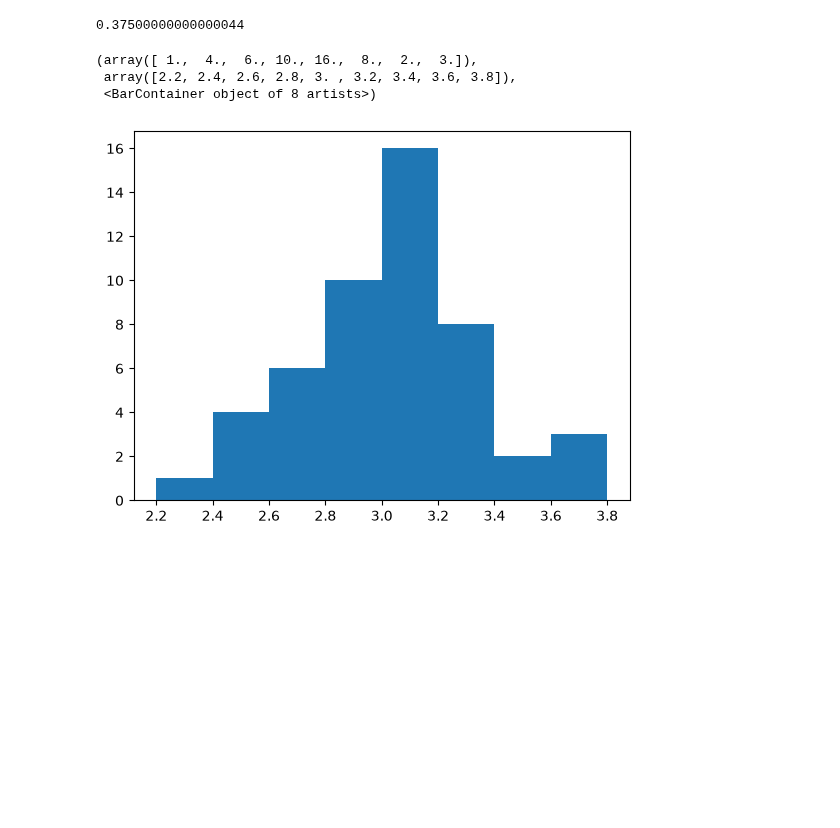
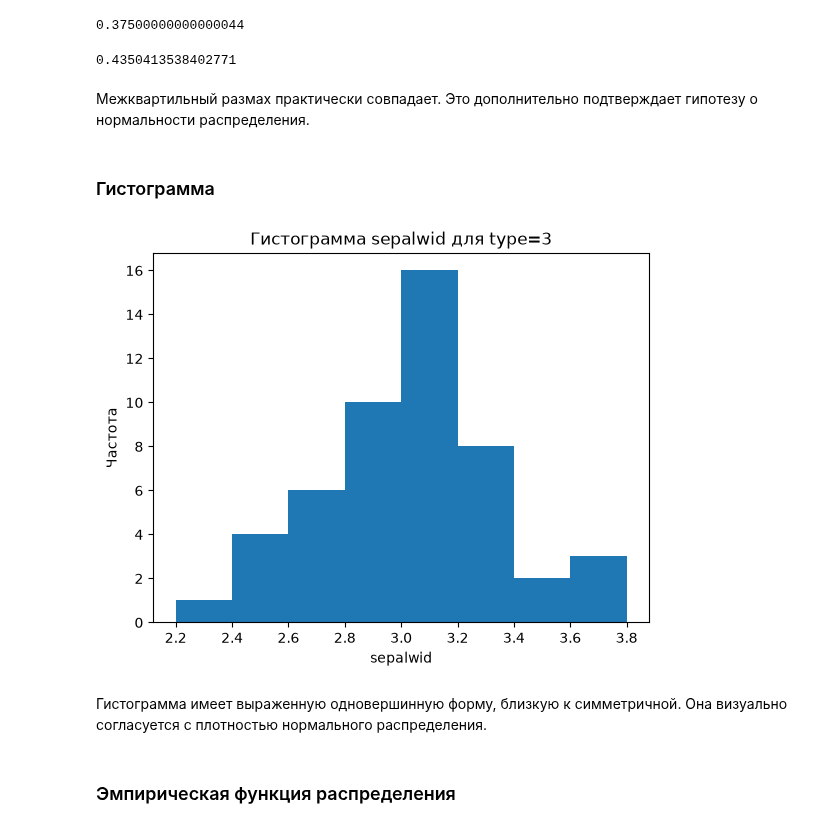
Before and after one commit to den1s-k0/Semester-5, a Jupyter notebook: DAiE&F&I(Data analysis in economics, finance and insurance)/Labs DAiE&F&I KD/Lab 01 DAiE&F&I KD/Lab DAiE&F&I 01 KD.ipynb, the cells around one changed output. Cells and saved outputs as stored; diff of their text form; code cells hidden in the pictures; blank space fills up the shorter version.

```diff
--- a/DAiE&F&I(Data analysis in economics, finance and insurance)/Labs DAiE&F&I KD/Lab 01 DAiE&F&I KD/Lab DAiE&F&I 01 KD.ipynb
+++ b/DAiE&F&I(Data analysis in economics, finance and insurance)/Labs DAiE&F&I KD/Lab 01 DAiE&F&I KD/Lab DAiE&F&I 01 KD.ipynb
@@ -122,12 +165,26 @@ np.quantile(x, 0.05).item(), np.quantile(x, 0.95).item()
 np.quantile(x, 0.75).item() - np.quantile(x, 0.25).item()
 # %% [output]
 0.37500000000000044
+# %%
+sts.norm.ppf(0.75, m, sigma).item() - sts.norm.ppf(0.25, m, sigma).item()
+# %% [output]
+0.4350413538402771
 # %%
 #аналог дисперсии, устойчивый к граничным(сильно отличающимся) значениям
+# %% [markdown]
+Межквартильный размах практически совпадает. Это дополнительно
+подтверждает гипотезу о нормальности распределения.
+# %% [markdown]
+### Гистограмма
 # %%
-plt.hist(x, bins = 8)
+plt.hist(x, bins=8)
+plt.title('Гистограмма sepalwid для type=3')
+plt.xlabel('sepalwid')
+plt.ylabel('Частота')
+plt.show()
 # %% [output]
-(array([ 1.,  4.,  6., 10., 16.,  8.,  2.,  3.]),
- array([2.2, 2.4, 2.6, 2.8, 3. , 3.2, 3.4, 3.6, 3.8]),
- <BarContainer object of 8 artists>)
-[figure, old version]
+[figure, new version]
+# %% [markdown]
+Гистограмма имеет выраженную одновершинную форму,
+близкую к симметричной. Она визуально согласуется с плотностью
+нормального распределения.
@@ -134,5 +194,7 @@ plt.hist(x, bins = 8)
 # %%
 #оценка плотности
+# %% [markdown]
+### Эмпирическая функция распределения
 # %%
 z = sorted(x)
 t = np.linspace(0, 1, len(z))
```
Also changed, not shown: parts of 47 cells of this notebook, 7 other files.
